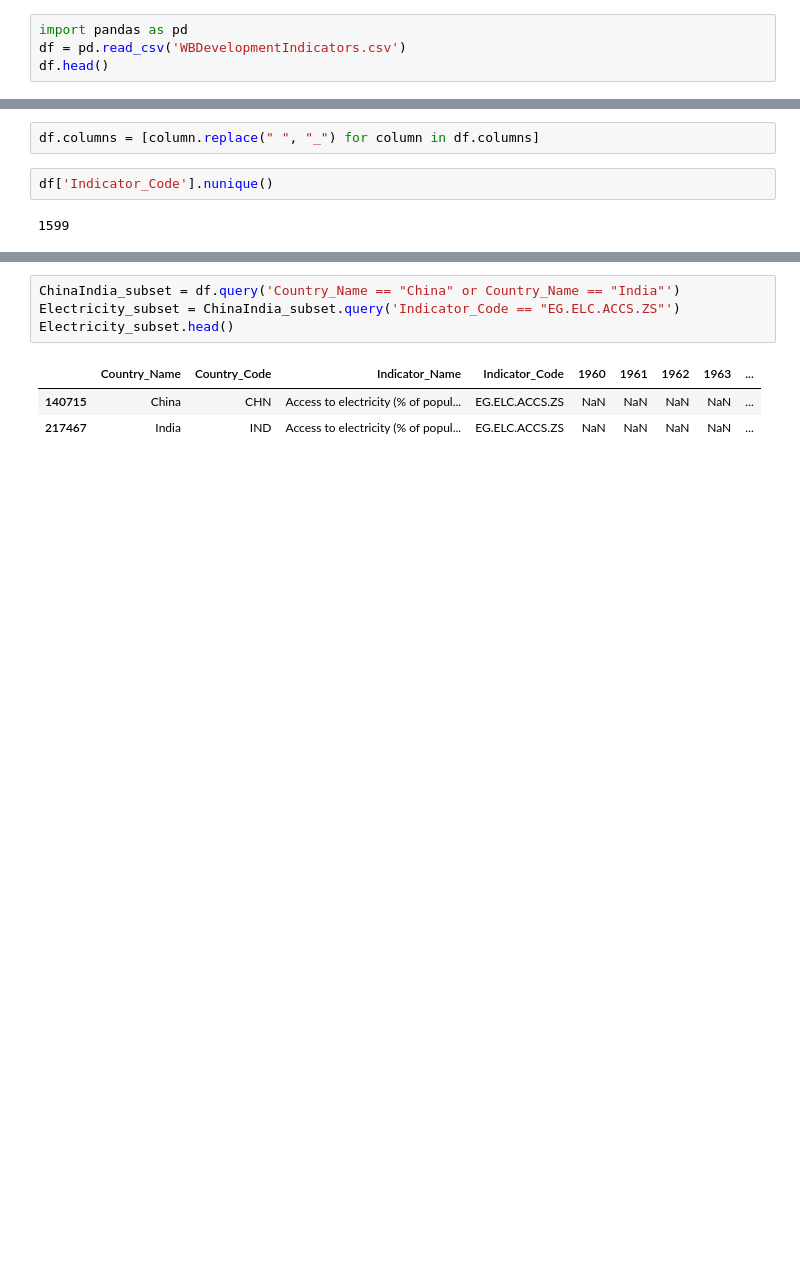
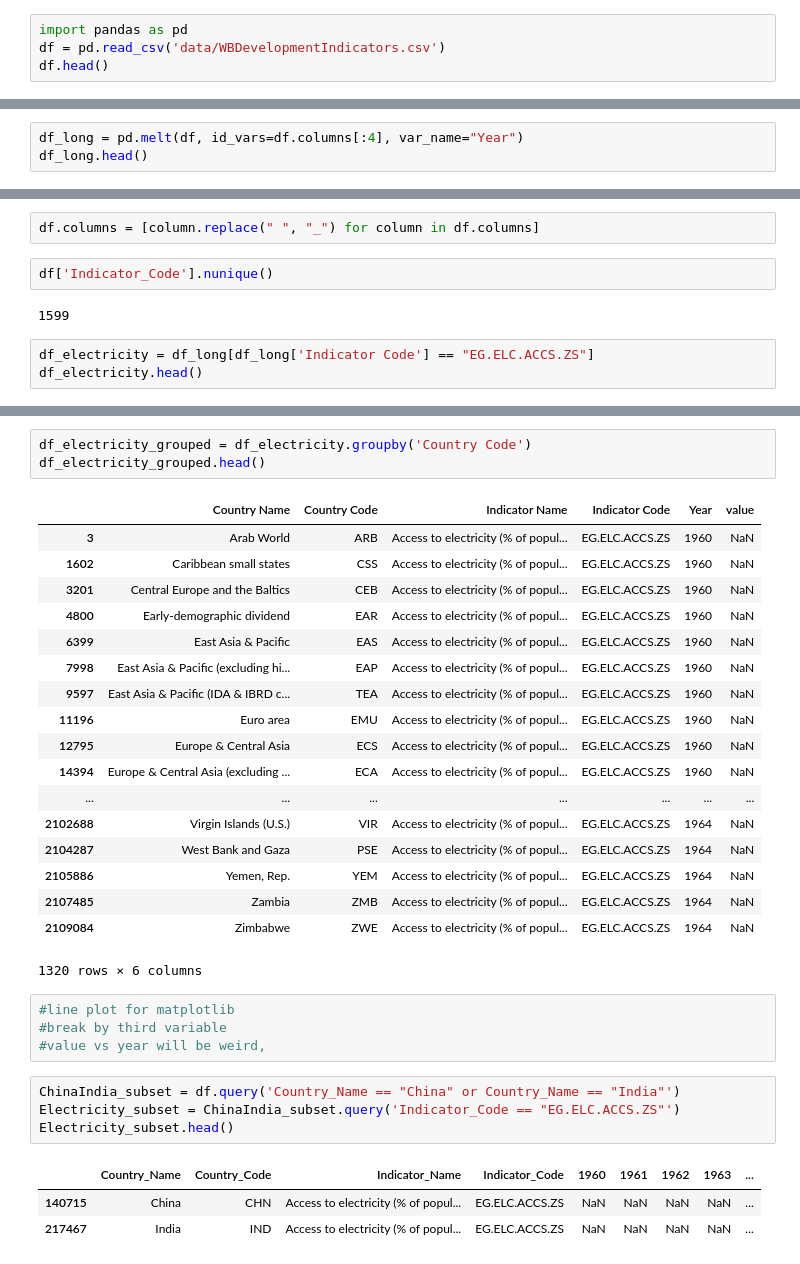
Before and after one commit to taramullin/Capstone, a Jupyter notebook: Capstone - Development Indicators.ipynb, the cells around one changed output, grey strips where cells are left out. Saved outputs shown, nothing was run; the diff lists cells and outputs as text; blank space fills up the shorter version.

Commit message:
melt function

```diff
--- a/Capstone - Development Indicators.ipynb
+++ b/Capstone - Development Indicators.ipynb
@@ -12,7 +12,7 @@ import matplotlib.pyplot as plt
 import seaborn as sns
 # %%
 import pandas as pd
-df = pd.read_csv('WBDevelopmentIndicators.csv')
+df = pd.read_csv('data/WBDevelopmentIndicators.csv')
 df.head()
 # %% [output]
 |  | Country Name | Country Code | Indicator Name | Indicator Code | 1960 | 1961 | 1962 | 1963 | ... |
@@ -22,3 +22,6 @@ df.head()
 | 3 | Arab World | ARB | Access to electricity (% of popul... | EG.ELC.ACCS.ZS | NaN | NaN | NaN | NaN | ... |
 | 4 | Arab World | ARB | Access to electricity, rural (% o... | EG.ELC.ACCS.RU.ZS | NaN | NaN | NaN | NaN | ... |
 5 rows × 63 columns
+# %%
+df_long = pd.melt(df, id_vars=df.columns[:4], var_name="Year")
+df_long.head()
@@ -68,3 +87,6 @@ df.columns = [column.replace(" ", "_") for column in df.columns]
 df['Indicator_Code'].nunique()
 # %% [output]
 1599
+# %%
+df_electricity = df_long[df_long['Indicator Code'] == "EG.ELC.ACCS.ZS"]
+df_electricity.head()
@@ -71,3 +100,29 @@ df['Indicator_Code'].nunique()
+# %%
+df_electricity_grouped = df_electricity.groupby('Country Code')
+df_electricity_grouped.head()
+# %% [output]
+|  | Country Name | Country Code | Indicator Name | Indicator Code | Year | value |
+| 3 | Arab World | ARB | Access to electricity (% of popul... | EG.ELC.ACCS.ZS | 1960 | NaN |
+| 1602 | Caribbean small states | CSS | Access to electricity (% of popul... | EG.ELC.ACCS.ZS | 1960 | NaN |
+| 3201 | Central Europe and the Baltics | CEB | Access to electricity (% of popul... | EG.ELC.ACCS.ZS | 1960 | NaN |
+| 4800 | Early-demographic dividend | EAR | Access to electricity (% of popul... | EG.ELC.ACCS.ZS | 1960 | NaN |
+| 6399 | East Asia & Pacific | EAS | Access to electricity (% of popul... | EG.ELC.ACCS.ZS | 1960 | NaN |
+| 7998 | East Asia & Pacific (excluding hi... | EAP | Access to electricity (% of popul... | EG.ELC.ACCS.ZS | 1960 | NaN |
+| 9597 | East Asia & Pacific (IDA & IBRD c... | TEA | Access to electricity (% of popul... | EG.ELC.ACCS.ZS | 1960 | NaN |
+| 11196 | Euro area | EMU | Access to electricity (% of popul... | EG.ELC.ACCS.ZS | 1960 | NaN |
+| 12795 | Europe & Central Asia | ECS | Access to electricity (% of popul... | EG.ELC.ACCS.ZS | 1960 | NaN |
+| 14394 | Europe & Central Asia (excluding ... | ECA | Access to electricity (% of popul... | EG.ELC.ACCS.ZS | 1960 | NaN |
+| ... | ... | ... | ... | ... | ... | ... |
+| 2102688 | Virgin Islands (U.S.) | VIR | Access to electricity (% of popul... | EG.ELC.ACCS.ZS | 1964 | NaN |
+| 2104287 | West Bank and Gaza | PSE | Access to electricity (% of popul... | EG.ELC.ACCS.ZS | 1964 | NaN |
+| 2105886 | Yemen, Rep. | YEM | Access to electricity (% of popul... | EG.ELC.ACCS.ZS | 1964 | NaN |
+| 2107485 | Zambia | ZMB | Access to electricity (% of popul... | EG.ELC.ACCS.ZS | 1964 | NaN |
+| 2109084 | Zimbabwe | ZWE | Access to electricity (% of popul... | EG.ELC.ACCS.ZS | 1964 | NaN |
+1320 rows × 6 columns
+# %%
+#line plot for matplotlib
+#break by third variable
+#value vs year will be weird,
 # %%
 ChinaIndia_subset = df.query('Country_Name == "China" or Country_Name == "India"')
 Electricity_subset = ChinaIndia_subset.query('Indicator_Code == "EG.ELC.ACCS.ZS"')
```
Also changed, not shown: parts of 3 cells of this notebook.
